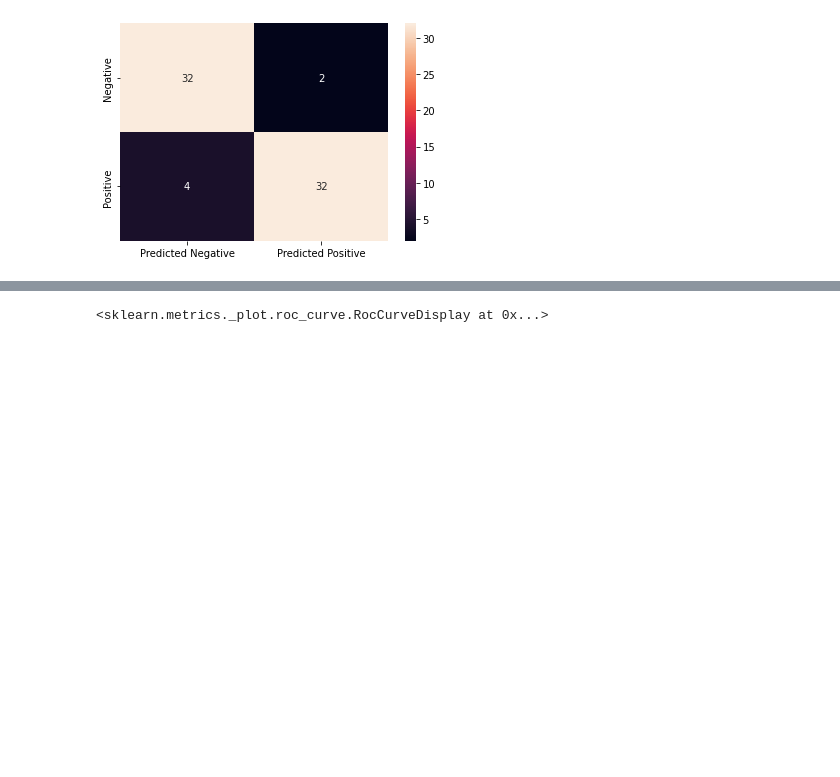
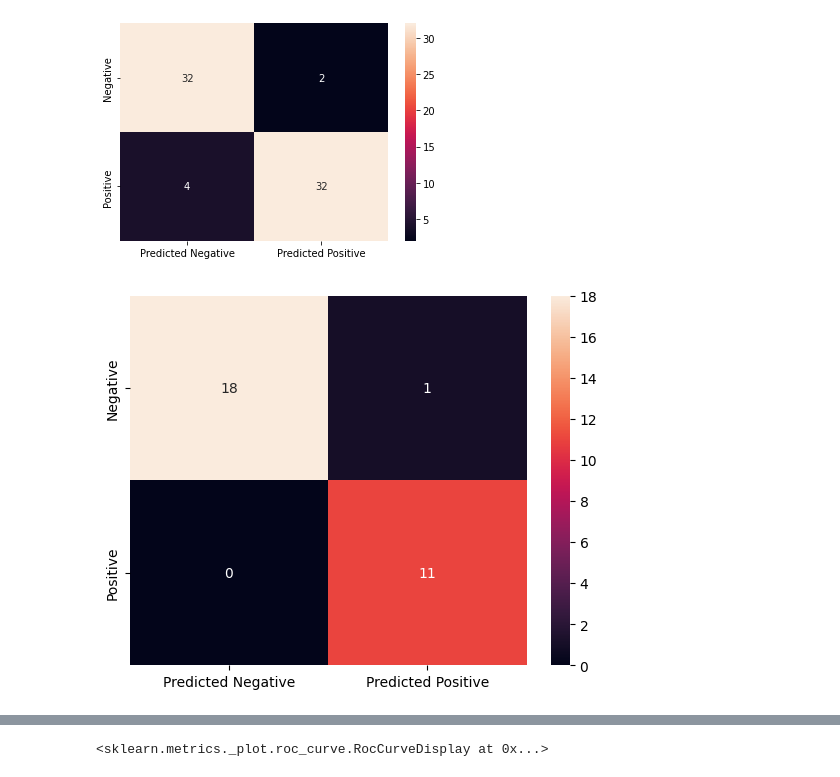
Before and after one commit to EnFiore/machine-learning-fondamenti, a Jupyter notebook: 4 - La Classificazione/binary_classification.ipynb, the cells around one changed output, grey strips where cells are left out. Cells and saved outputs as stored; diff of their text form; code cells hidden in the pictures; blank space fills up the shorter version.

```diff
--- a/4 - La Classificazione/binary_classification.ipynb
+++ b/4 - La Classificazione/binary_classification.ipynb
@@ -102,4 +104,8 @@ def plot_confusion_matrix(y_true, y_pred, labels=["Negative", "Positive"], show_
 plot_confusion_matrix(y_train, y_pred_train)
 # %% [output]
 [figure]
+# %%
+plot_confusion_matrix(y_test, y_pred_test)
+# %% [output]
+[figure, added]
 # %%
```
Also changed, not shown: parts of 8 cells of this notebook.
